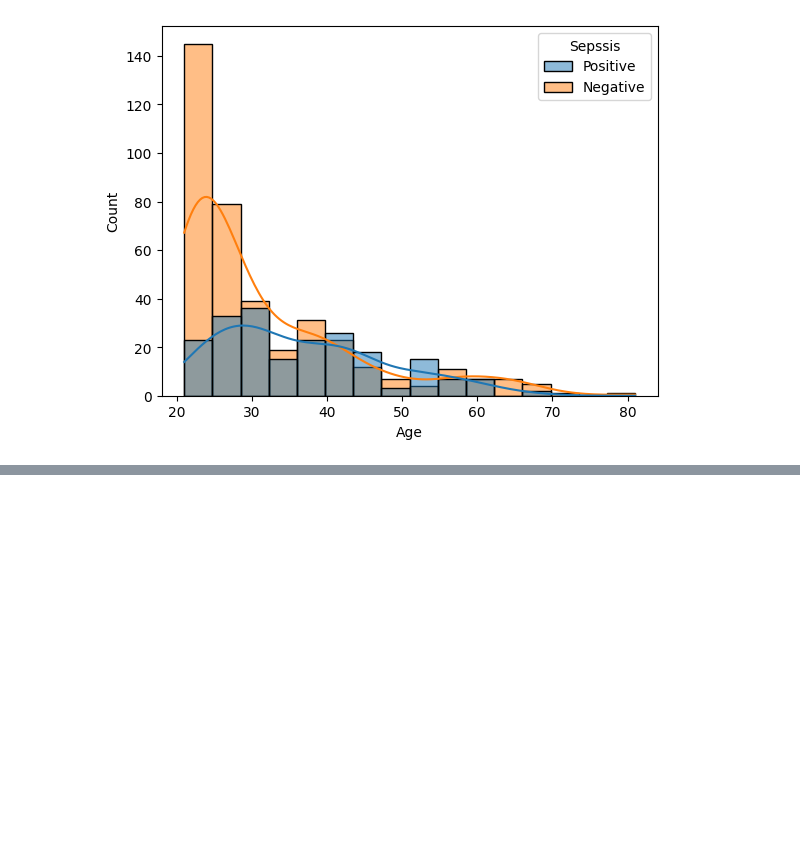
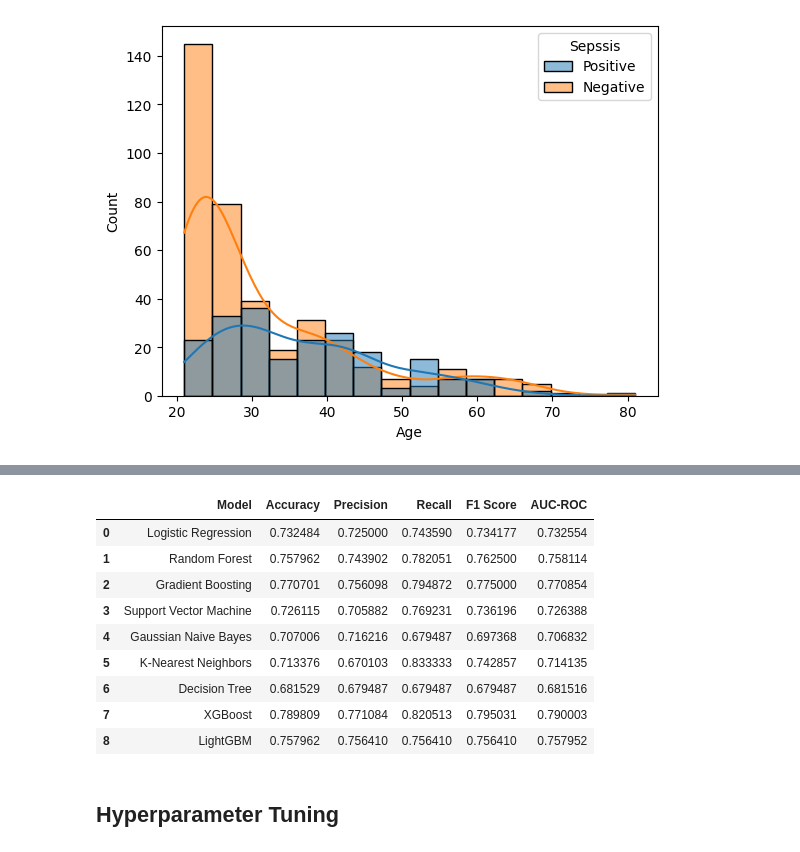
Before and after one commit to Vaniskemunto/Sepsis_Prediction_FastAPI, a Jupyter notebook: sepsis_p5.ipynb, the cells around one changed output, grey strips where cells are left out. Drawn from its saved outputs; the diff is of its cells as text; code cells hidden in the pictures; blank space fills up the shorter version.

Commit message:
models

```diff
--- a/sepsis_p5.ipynb
+++ b/sepsis_p5.ipynb
@@ -305,0 +407,8 @@ sns.histplot(data=train_df,x='Age',hue='Sepssis',kde=True)
+# %%
+# Splitting the dataset into features (X) and target variable (y)
+X = train.drop('Sepsis', axis=1)
+y = train['Sepsis']
+# %%
+#Cloning the class SMOTE and specifying the sampling strategy
+smote = SMOTE(sampling_strategy='minority')
+X_resampled, y_resampled = smote.fit_resample(X, y)
@@ -305,0 +421,3 @@ sns.histplot(data=train_df,x='Age',hue='Sepssis',kde=True)
+# %%
+# Split the data into training and evaluation sets
+X_train, X_eval, y_train, y_eval = train_test_split(X_resampled, y_resampled, test_size=0.2, random_state=42,stratify=y_resampled)
@@ -305,0 +428,9 @@ sns.histplot(data=train_df,x='Age',hue='Sepssis',kde=True)
+# %%
+#Cloning the standardscaler class
+scaler =StandardScaler().set_output(transform="pandas")
+
+#Fitting and transforming the selected columns in the training data set
+X_train_scaled=scaler.fit_transform(X_train)
+
+#Transforming the selected columns  in the evaluation dataset
+X_eval_scaled= scaler.transform(X_eval)
@@ -305,0 +524,15 @@ sns.histplot(data=train_df,x='Age',hue='Sepssis',kde=True)
+# %%
+results_df
+# %% [output]
+|  | Model | Accuracy | Precision | Recall | F1 Score | AUC-ROC |
+| 0 | Logistic Regression | 0.732484 | 0.725000 | 0.743590 | 0.734177 | 0.732554 |
+| 1 | Random Forest | 0.757962 | 0.743902 | 0.782051 | 0.762500 | 0.758114 |
+| 2 | Gradient Boosting | 0.770701 | 0.756098 | 0.794872 | 0.775000 | 0.770854 |
+| 3 | Support Vector Machine | 0.726115 | 0.705882 | 0.769231 | 0.736196 | 0.726388 |
+| 4 | Gaussian Naive Bayes | 0.707006 | 0.716216 | 0.679487 | 0.697368 | 0.706832 |
+| 5 | K-Nearest Neighbors | 0.713376 | 0.670103 | 0.833333 | 0.742857 | 0.714135 |
+| 6 | Decision Tree | 0.681529 | 0.679487 | 0.679487 | 0.679487 | 0.681516 |
+| 7 | XGBoost | 0.789809 | 0.771084 | 0.820513 | 0.795031 | 0.790003 |
+| 8 | LightGBM | 0.757962 | 0.756410 | 0.756410 | 0.756410 | 0.757952 |
+# %% [markdown]
+## Hyperparameter Tuning
```
Also changed, not shown: parts of 39 cells of this notebook, 2 other files.
